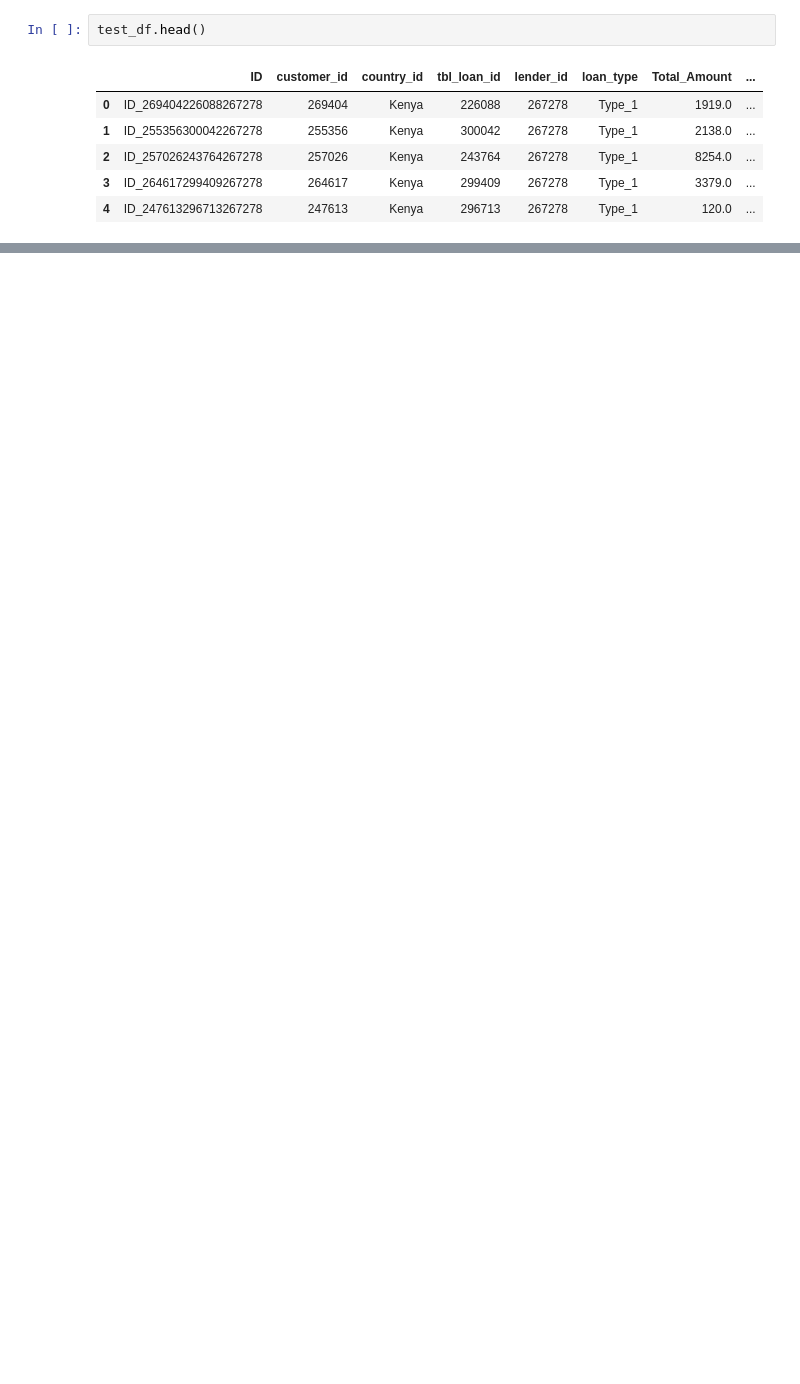
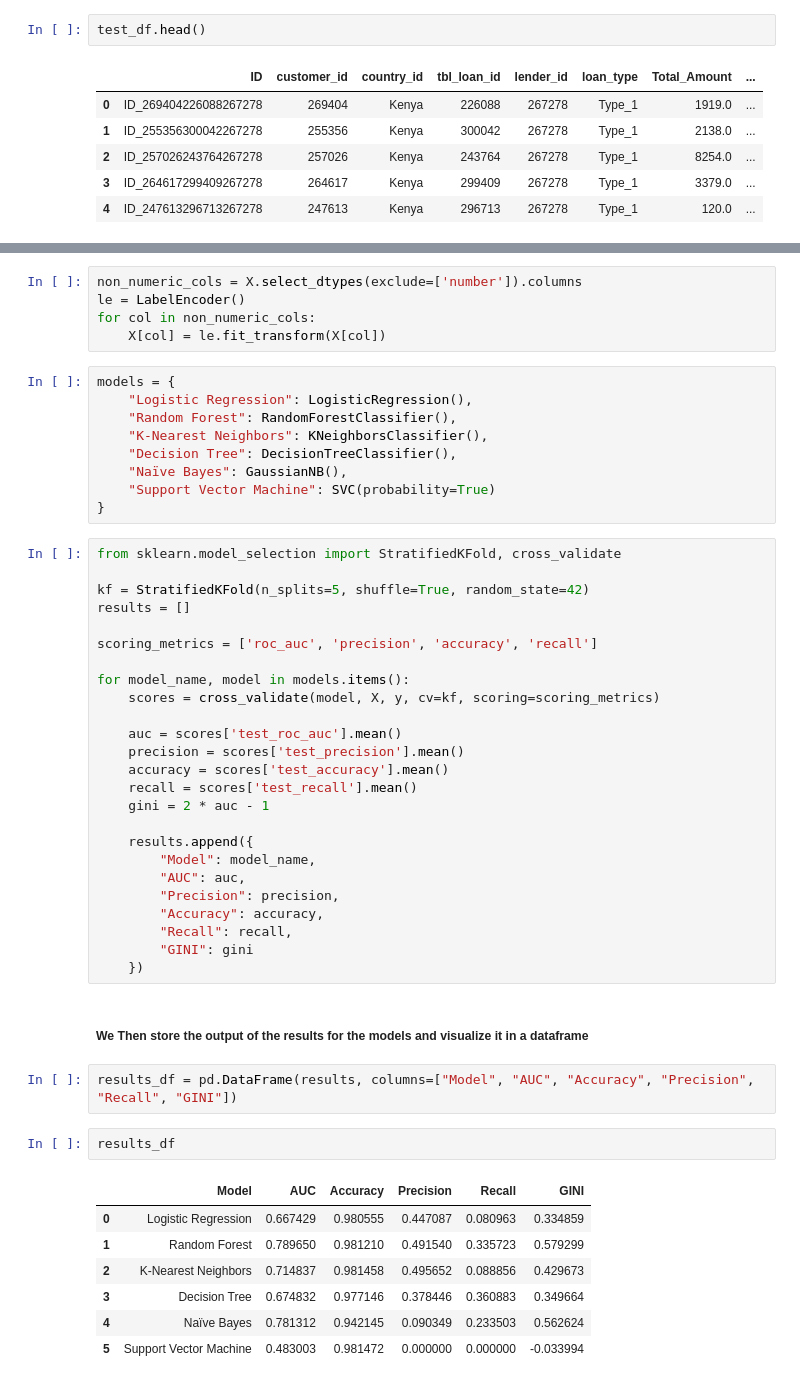
Before and after one commit to Briankipkemboi78/kcb_assessment, a Jupyter notebook: kcb_assessment.ipynb, the cells around one changed output, grey strips where cells are left out. Cells and saved outputs as stored; diff of their text form; blank space fills up the shorter version.

```diff
--- a/kcb_assessment.ipynb
+++ b/kcb_assessment.ipynb
@@ -275,0 +602,53 @@ combined_df.head()
+# %%
+non_numeric_cols = X.select_dtypes(exclude=['number']).columns
+le = LabelEncoder()
+for col in non_numeric_cols:
+    X[col] = le.fit_transform(X[col])
+# %%
+models = {
+    "Logistic Regression": LogisticRegression(),
+    "Random Forest": RandomForestClassifier(),
+    "K-Nearest Neighbors": KNeighborsClassifier(),
+    "Decision Tree": DecisionTreeClassifier(),
+    "Naïve Bayes": GaussianNB(),
+    "Support Vector Machine": SVC(probability=True)
+}
+# %%
+from sklearn.model_selection import StratifiedKFold, cross_validate
+
+kf = StratifiedKFold(n_splits=5, shuffle=True, random_state=42)
+results = []
+
+scoring_metrics = ['roc_auc', 'precision', 'accuracy', 'recall']
+
+for model_name, model in models.items():
+    scores = cross_validate(model, X, y, cv=kf, scoring=scoring_metrics)
+
+    auc = scores['test_roc_auc'].mean()
+    precision = scores['test_precision'].mean()
+    accuracy = scores['test_accuracy'].mean()
+    recall = scores['test_recall'].mean()
+    gini = 2 * auc - 1
+
+    results.append({
+        "Model": model_name,
+        "AUC": auc,
+        "Precision": precision,
+        "Accuracy": accuracy,
+        "Recall": recall,
+        "GINI": gini
+    })
+# %% [markdown]
+##### We Then store the output of the results for the models and visualize it in a dataframe
+# %%
+results_df = pd.DataFrame(results, columns=["Model", "AUC", "Accuracy", "Precision", "Recall", "GINI"])
+# %%
+results_df
+# %% [output]
+|  | Model | AUC | Accuracy | Precision | Recall | GINI |
+| 0 | Logistic Regression | 0.667429 | 0.980555 | 0.447087 | 0.080963 | 0.334859 |
+| 1 | Random Forest | 0.789650 | 0.981210 | 0.491540 | 0.335723 | 0.579299 |
+| 2 | K-Nearest Neighbors | 0.714837 | 0.981458 | 0.495652 | 0.088856 | 0.429673 |
+| 3 | Decision Tree | 0.674832 | 0.977146 | 0.378446 | 0.360883 | 0.349664 |
+| 4 | Naïve Bayes | 0.781312 | 0.942145 | 0.090349 | 0.233503 | 0.562624 |
+| 5 | Support Vector Machine | 0.483003 | 0.981472 | 0.000000 | 0.000000 | -0.033994 |
```
Also changed, not shown: parts of 87 cells of this notebook, 2 other files.
